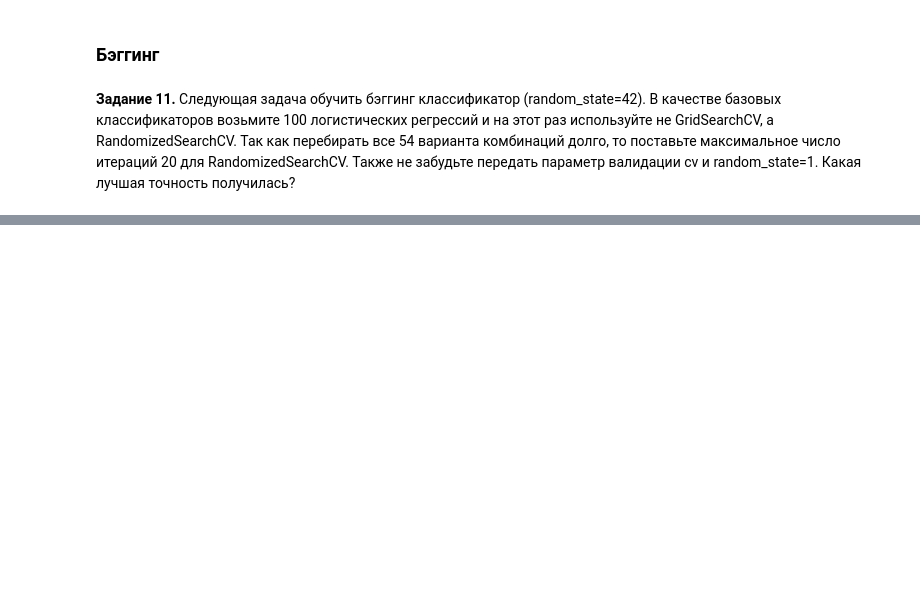
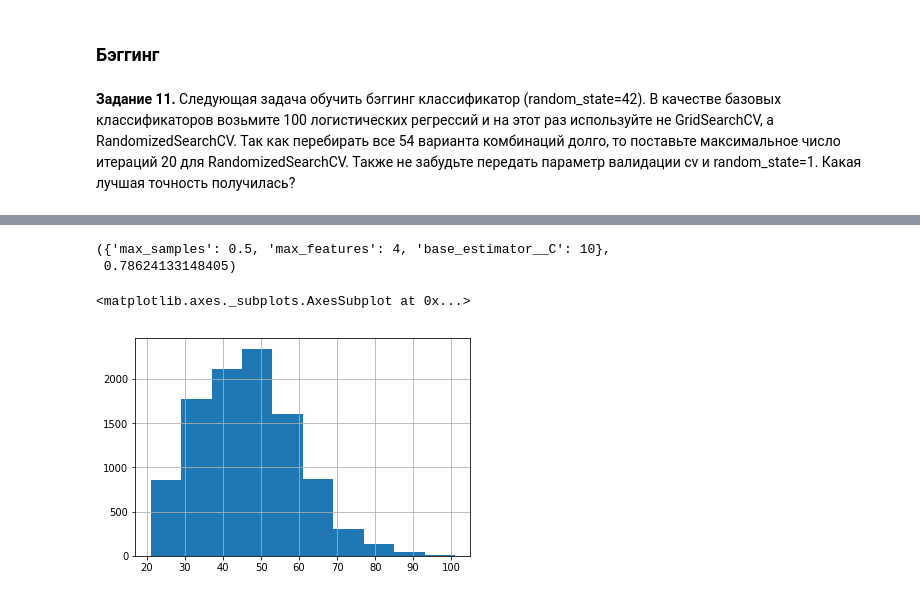
Before and after one commit to olelukoje/OpenDataScience, a Jupyter notebook: ods_5_bagging_rf/ods_5_bagging_rf_hw.ipynb, the cells around one changed output, grey strips where cells are left out. Drawn from its saved outputs; the diff is of its cells as text; code cells hidden in the pictures; blank space fills up the shorter version.

```diff
--- a/ods_5_bagging_rf/ods_5_bagging_rf_hw.ipynb
+++ b/ods_5_bagging_rf/ods_5_bagging_rf_hw.ipynb
@@ -319,0 +385,10 @@ TypeError: get_params() missing 1 required positional argument: 'self'
+# %%
+rand_search_cv.best_params_, rand_search_cv.best_score_
+# %% [output]
+({'max_samples': 0.5, 'max_features': 4, 'base_estimator__C': 10},
+ 0.78624133148405)
+# %%
+table[table['SeriousDlqin2yrs'] == 1]['age'].hist()
+# %% [output]
+<matplotlib.axes._subplots.AxesSubplot at 0x...>
+[figure, added]
```
Also changed, not shown: parts of 16 cells of this notebook, 9 other files.
